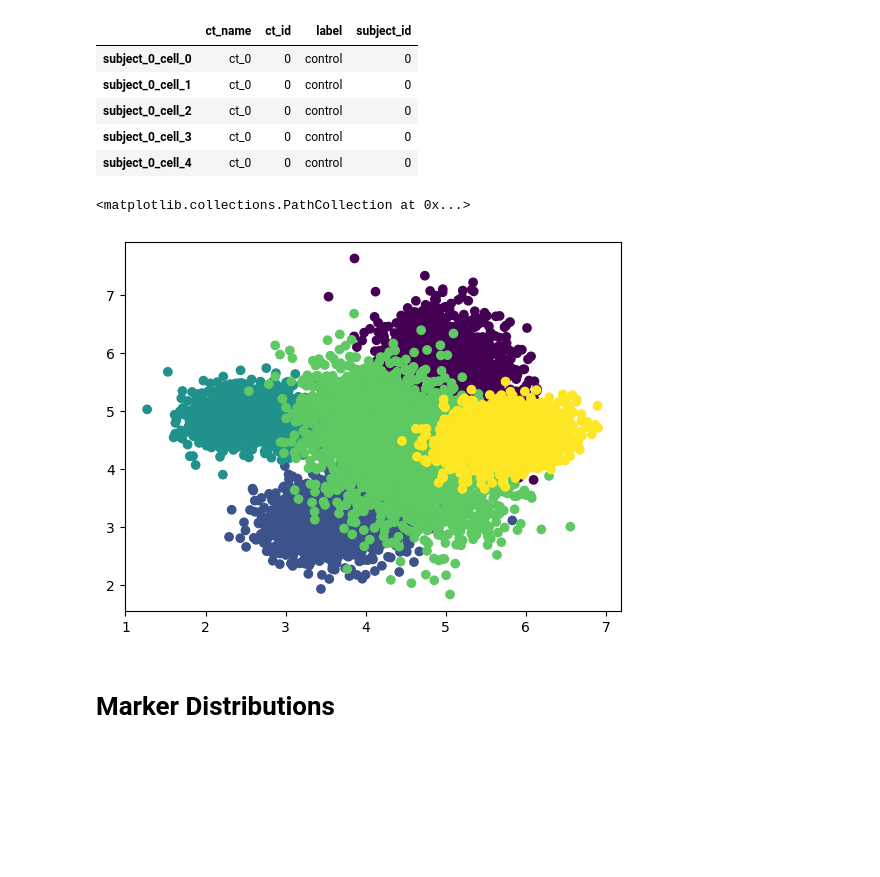
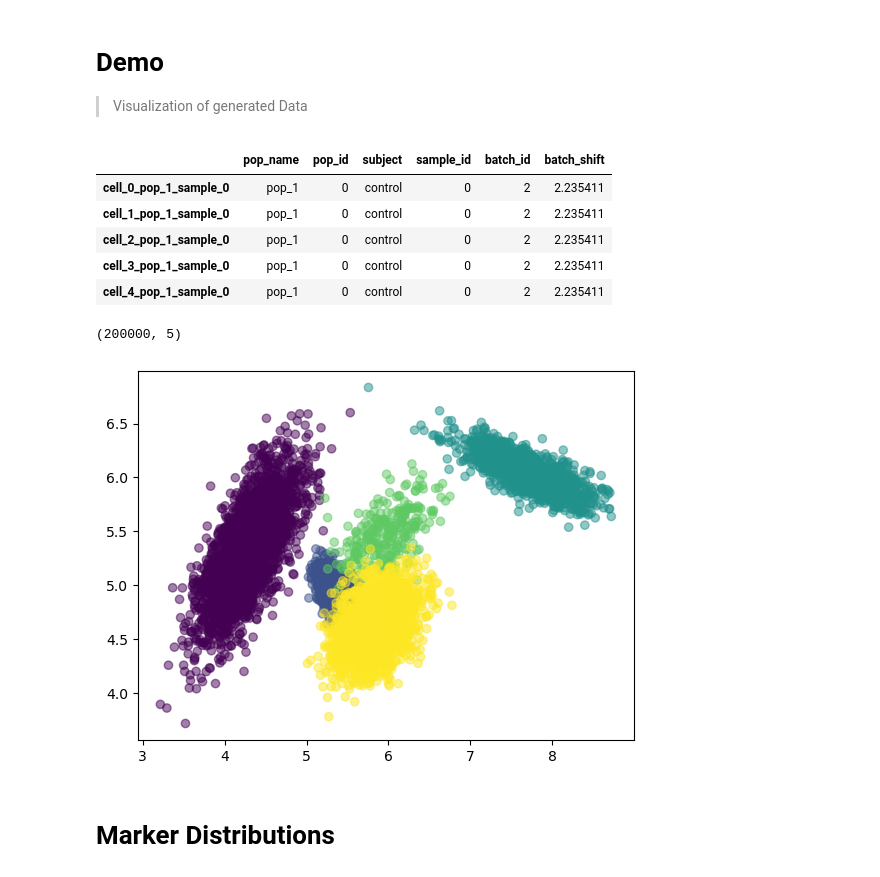
Before and after one commit to bckrlab/cytodatagen, a Jupyter notebook: notebooks/demo.ipynb, the cells around one changed output. Drawn from its saved outputs; the diff is of its cells as text; code cells hidden in the pictures; blank space fills up the shorter version.

```diff
--- a/notebooks/demo.ipynb
+++ b/notebooks/demo.ipynb
@@ -1,3 +1,7 @@
+# %% [markdown]
+# Demo
+
+> Visualization of generated Data
 # %%
 import matplotlib.pyplot as plt
 import anndata as ad
@@ -11,24 +14,32 @@ from pyhere import here
 
 data_path = here("artifacts/demo/cytodata.h5ad")
 # %%
+# load data
 cyto_adata = ad.read_h5ad(data_path)
+
+# transform back to linear space
+cofactor = 5
+cyto_adata.X = np.arcsinh(cyto_adata.X / cofactor)
 # %%
 cyto_adata.obs.head()
 # %% [output]
-|  | ct_name | ct_id | label | subject_id |
-| subject_0_cell_0 | ct_0 | 0 | control | 0 |
-| subject_0_cell_1 | ct_0 | 0 | control | 0 |
-| subject_0_cell_2 | ct_0 | 0 | control | 0 |
-| subject_0_cell_3 | ct_0 | 0 | control | 0 |
-| subject_0_cell_4 | ct_0 | 0 | control | 0 |
+|  | pop_name | pop_id | subject | sample_id | batch_id | batch_shift |
+| cell_0_pop_1_sample_0 | pop_1 | 0 | control | 0 | 2 | 2.235411 |
+| cell_1_pop_1_sample_0 | pop_1 | 0 | control | 0 | 2 | 2.235411 |
+| cell_2_pop_1_sample_0 | pop_1 | 0 | control | 0 | 2 | 2.235411 |
+| cell_3_pop_1_sample_0 | pop_1 | 0 | control | 0 | 2 | 2.235411 |
+| cell_4_pop_1_sample_0 | pop_1 | 0 | control | 0 | 2 | 2.235411 |
+# %%
+cyto_adata.X.shape
+# %% [output]
+(200000, 5)
 # %%
-sample = cyto_adata[cyto_adata.obs["subject_id"] == 50]
-ct_labels = sample.obs["ct_id"]
+sample = cyto_adata[cyto_adata.obs["sample_id"] == 0]
+ct_labels = sample.obs["pop_id"]
 
-plt.scatter(sample.X[:, 1], sample.X[:, 0], c=ct_labels)
+plt.scatter(sample.X[:, 1], sample.X[:, 0], c=ct_labels, alpha=0.5);
 # %% [output]
-<matplotlib.collections.PathCollection at 0x...>
-[figure, old version]
+[figure, new version]
 # %% [markdown]
 # Marker Distributions
 # %%
```
Also changed, not shown: parts of 5 cells of this notebook, 14 other files.
